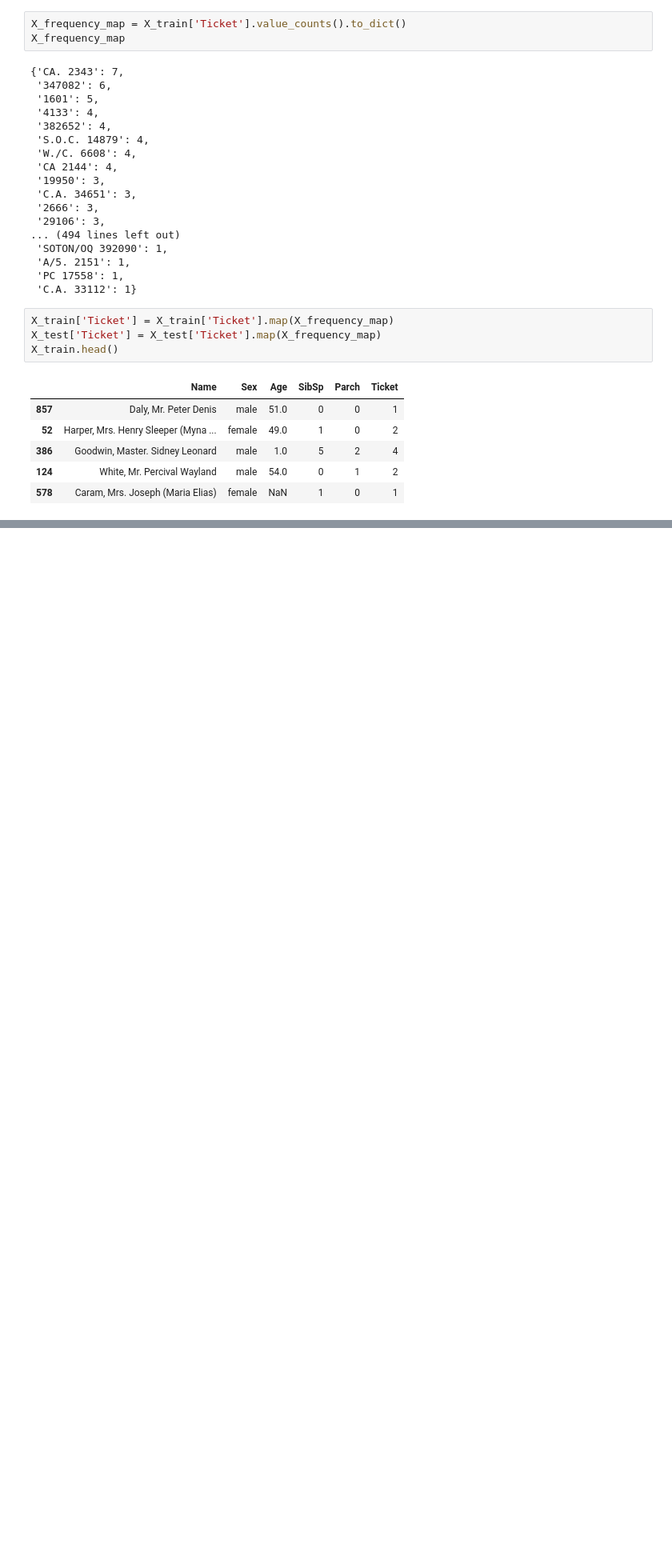
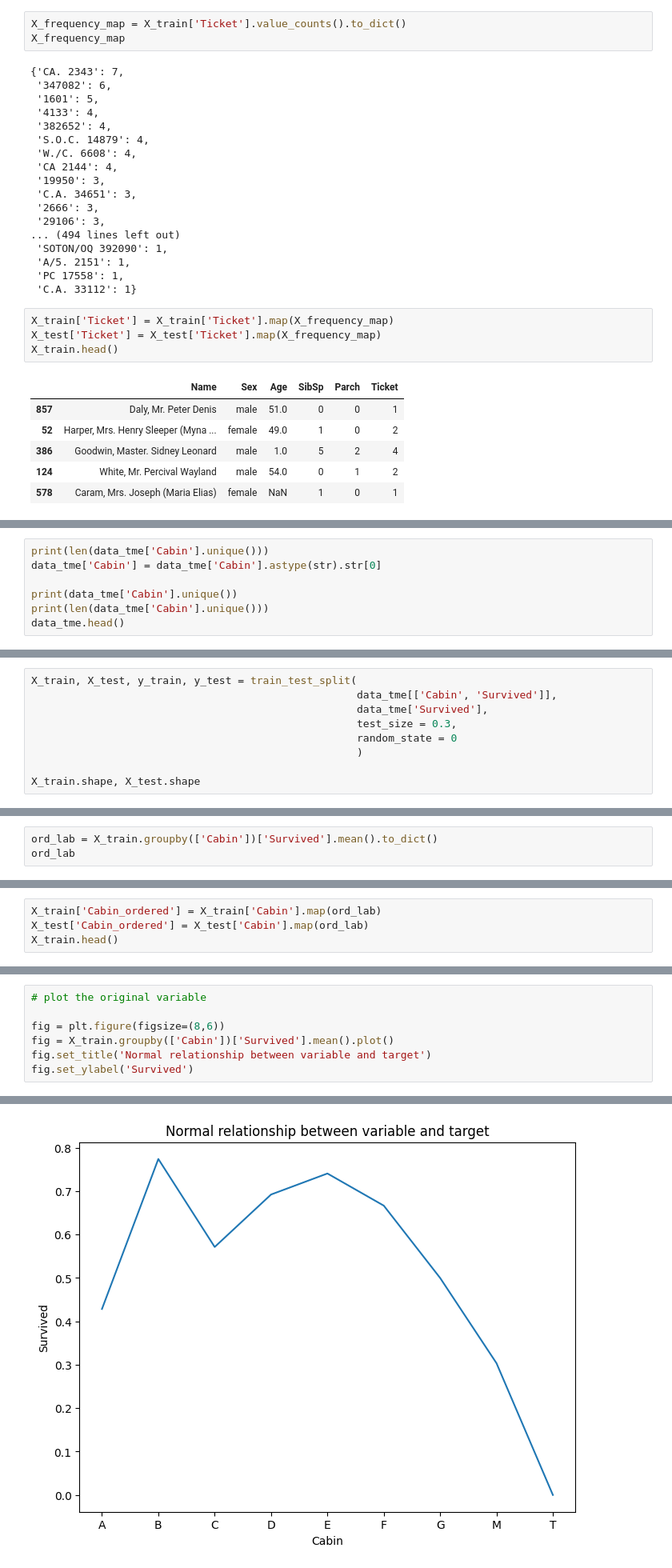
Before and after one commit to theobringino/ds-ai-ml-projects, a Jupyter notebook: learning/week5/feature_engineering_kaggle.ipynb, the cells around one changed output, grey strips where cells are left out. Shown at 80% size. Saved outputs shown, nothing was run; the diff lists cells and outputs as text; blank space fills up the shorter version.

```diff
--- a/learning/week5/feature_engineering_kaggle.ipynb
+++ b/learning/week5/feature_engineering_kaggle.ipynb
@@ -524,0 +551,7 @@ X_train.head()
+# %%
+print(len(data_tme['Cabin'].unique()))
+data_tme['Cabin'] = data_tme['Cabin'].astype(str).str[0]
+
+print(data_tme['Cabin'].unique())
+print(len(data_tme['Cabin'].unique()))
+data_tme.head()
@@ -524,0 +568,9 @@ X_train.head()
+# %%
+X_train, X_test, y_train, y_test = train_test_split(
+                                                    data_tme[['Cabin', 'Survived']],
+                                                    data_tme['Survived'],
+                                                    test_size = 0.3,
+                                                    random_state = 0
+                                                    )
+
+X_train.shape, X_test.shape
@@ -524,0 +594,3 @@ X_train.head()
+# %%
+ord_lab = X_train.groupby(['Cabin'])['Survived'].mean().to_dict()
+ord_lab
@@ -524,0 +607,4 @@ X_train.head()
+# %%
+X_train['Cabin_ordered'] = X_train['Cabin'].map(ord_lab)
+X_test['Cabin_ordered'] = X_test['Cabin'].map(ord_lab)
+X_train.head()
@@ -524,0 +618,8 @@ X_train.head()
+# %%
+# plot the original variable
+
+fig = plt.figure(figsize=(8,6))
+fig = X_train.groupby(['Cabin'])['Survived'].mean().plot()
+fig.set_title('Normal relationship between variable and target')
+fig.set_ylabel('Survived')
+# %% [output]
@@ -524,0 +627 @@ X_train.head()
+[figure, added]
```
Also changed, not shown: parts of 20 cells of this notebook.
